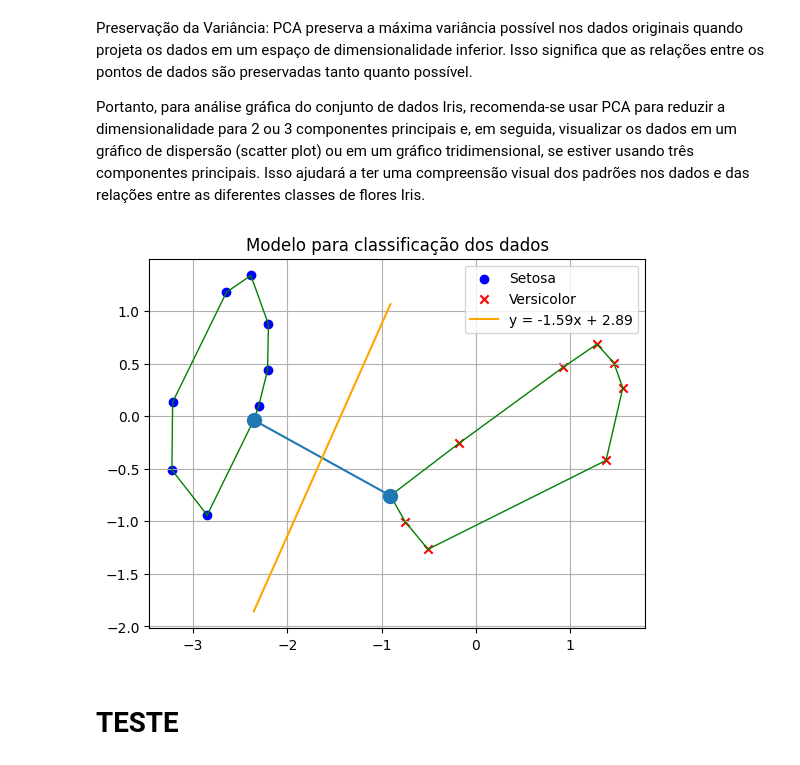
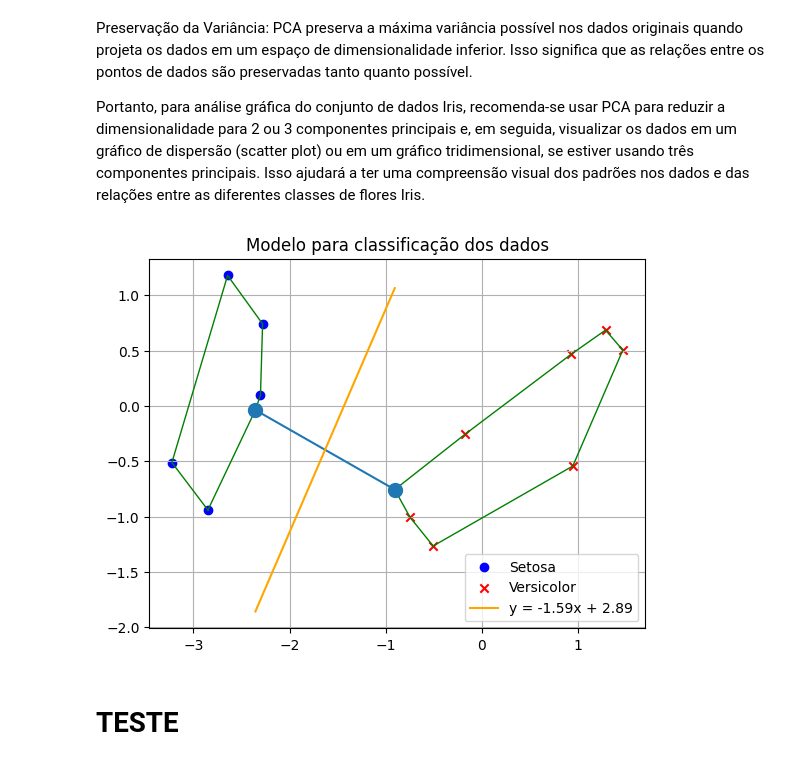
Before and after one commit to Igoreduardobraga/TP-1-ALG2, a Jupyter notebook: TP1_ALGII.ipynb, the cells around one changed output. Drawn from its saved outputs; the diff is of its cells as text; code cells hidden in the pictures.

Commit message:
adicionando dados de treinamento e teste

```diff
--- a/TP1_ALGII.ipynb
+++ b/TP1_ALGII.ipynb
@@ -448,35 +449,38 @@ def reduce_dimension_dataset(data):
 # %%
 from sklearn.datasets import load_iris
 
 # Carregando dataset Iris
 iris = load_iris()
 
 iris_data = iris.data
 
 iris_df = reduce_dimension_dataset(iris_data)
 
 # Adicionando coluna de Classe no dataset reduzido dimensionalmente
 iris_df['Class'] = iris.target
 
 iris_filtered = iris_df[iris_df['Class'] != 2]
 
-grupo_0 = iris_filtered[iris_filtered['Class'] == 0]
-grupo_1 = iris_filtered[iris_filtered['Class'] == 1]
+# Separando os dados em teste e treinamento
+train_data, test_data = train_test_split(iris_filtered, test_size=0.3, random_state=42)
+
+grupo_0 = train_data[train_data['Class'] == 0]
+grupo_1 = train_data[train_data['Class'] == 1]
 
 grupo_0 = grupo_0.drop('Class', axis=1)
 grupo_1 = grupo_1.drop('Class', axis=1)
 
 # Combina as colunas em pares de coordenadas (x, y) usando a função zip e converte em uma lista de tuplas
 pontos_grupo_0 = list(zip(grupo_0['X'], grupo_0['Y']))
 
 pontos_grupo_1 = list(zip(grupo_1['X'], grupo_1['Y']))
 
 grupo_0_convexHull = getConvexHull(pontos_grupo_0)
 grupo_1_convexHull = getConvexHull(pontos_grupo_1)
 
 main(grupo_0_convexHull,grupo_1_convexHull, None, "Setosa", "Versicolor")
 # %% [output]
-[figure, old version]
+[figure, new version]
 # %% [markdown]
 # TESTE
 # %%
```
Also changed, not shown: parts of 1 cell of this notebook.
